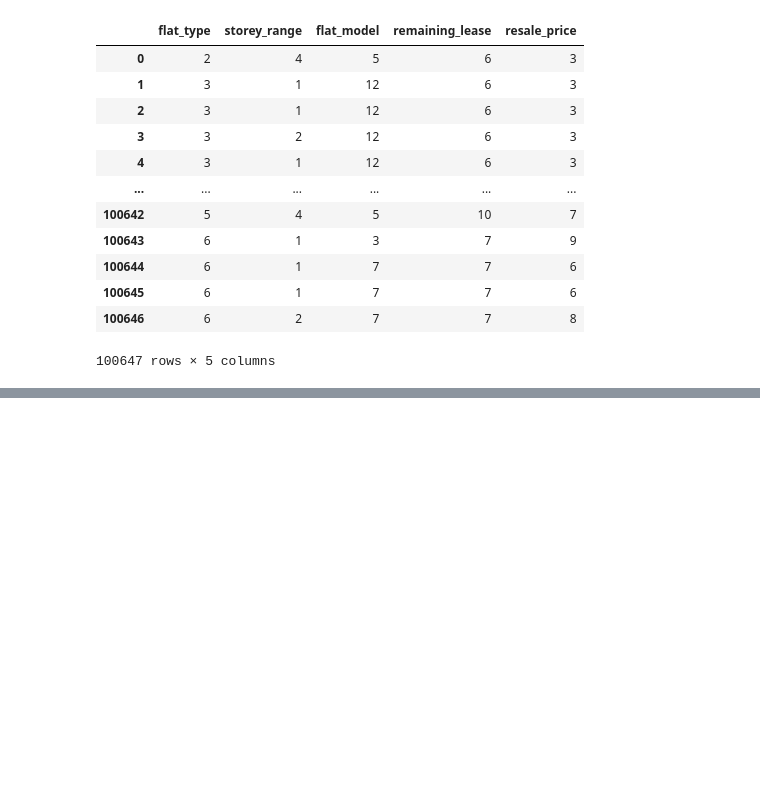
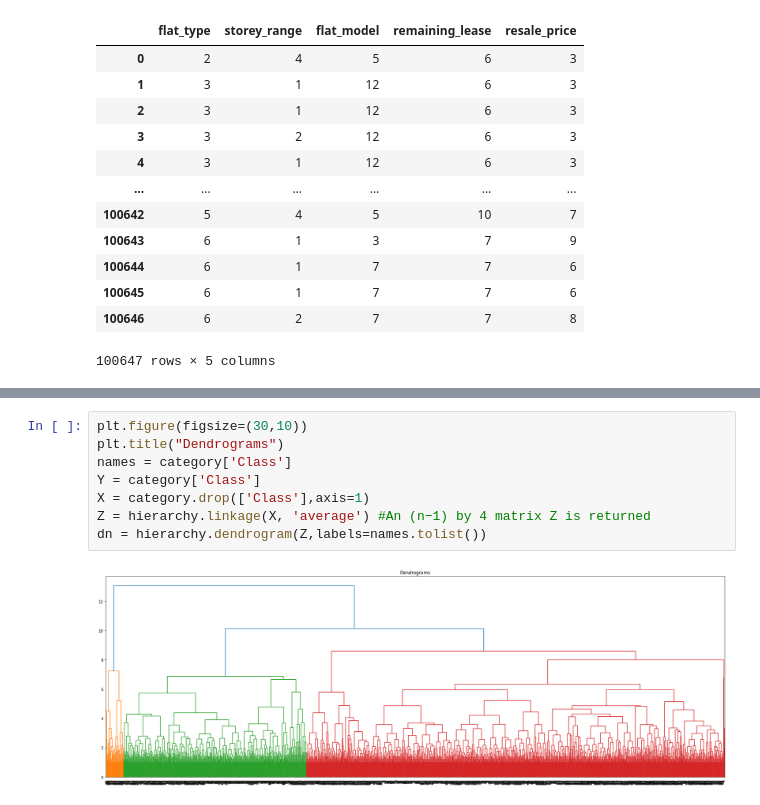
Before and after one commit to WeichenTeo/CSC3005-Data-Analytics, a Jupyter notebook: DataAnalytics.ipynb, the cells around one changed output, grey strips where cells are left out. Cells and saved outputs as stored; diff of their text form; blank space fills up the shorter version.

```diff
--- a/DataAnalytics.ipynb
+++ b/DataAnalytics.ipynb
@@ -159,0 +193,10 @@ resaleFlatDF
+# %%
+plt.figure(figsize=(30,10))
+plt.title("Dendrograms")
+names = category['Class']
+Y = category['Class']
+X = category.drop(['Class'],axis=1)
+Z = hierarchy.linkage(X, 'average') #An (n−1) by 4 matrix Z is returned
+dn = hierarchy.dendrogram(Z,labels=names.tolist())
+# %% [output]
+[figure, added]
```
Also changed, not shown: parts of 14 cells of this notebook.
